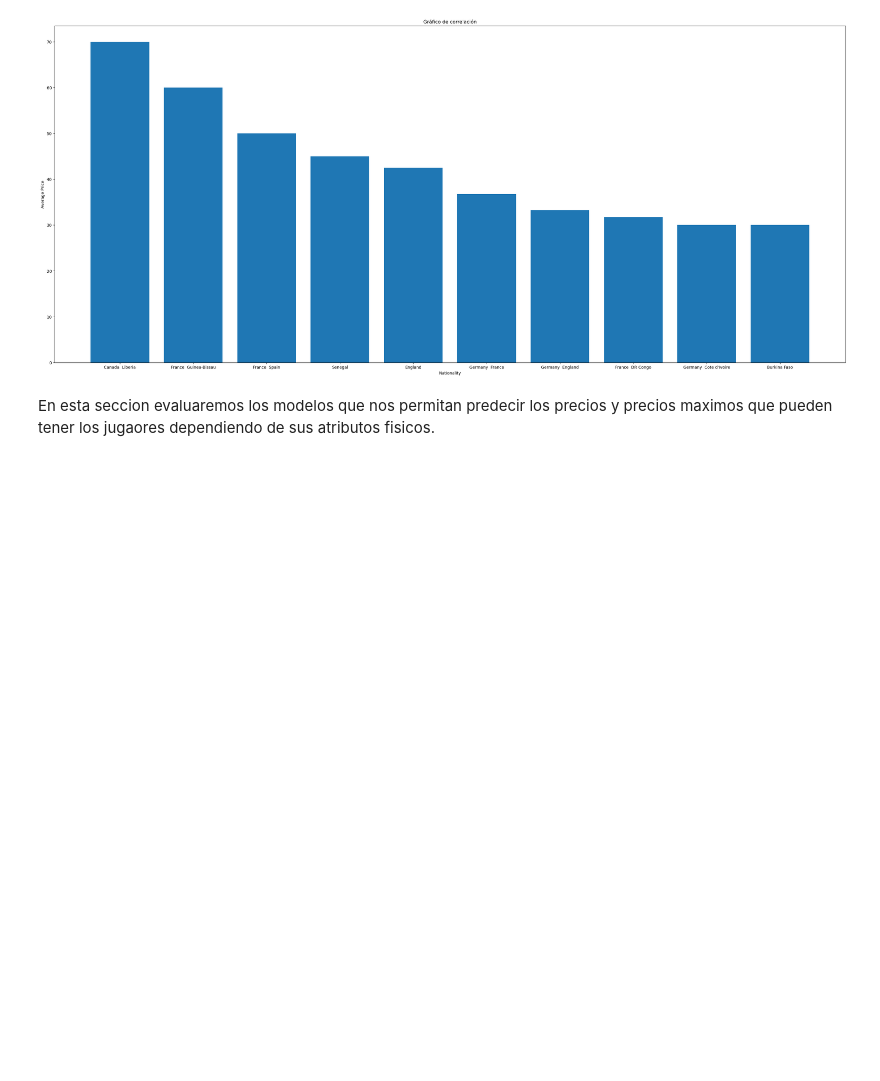
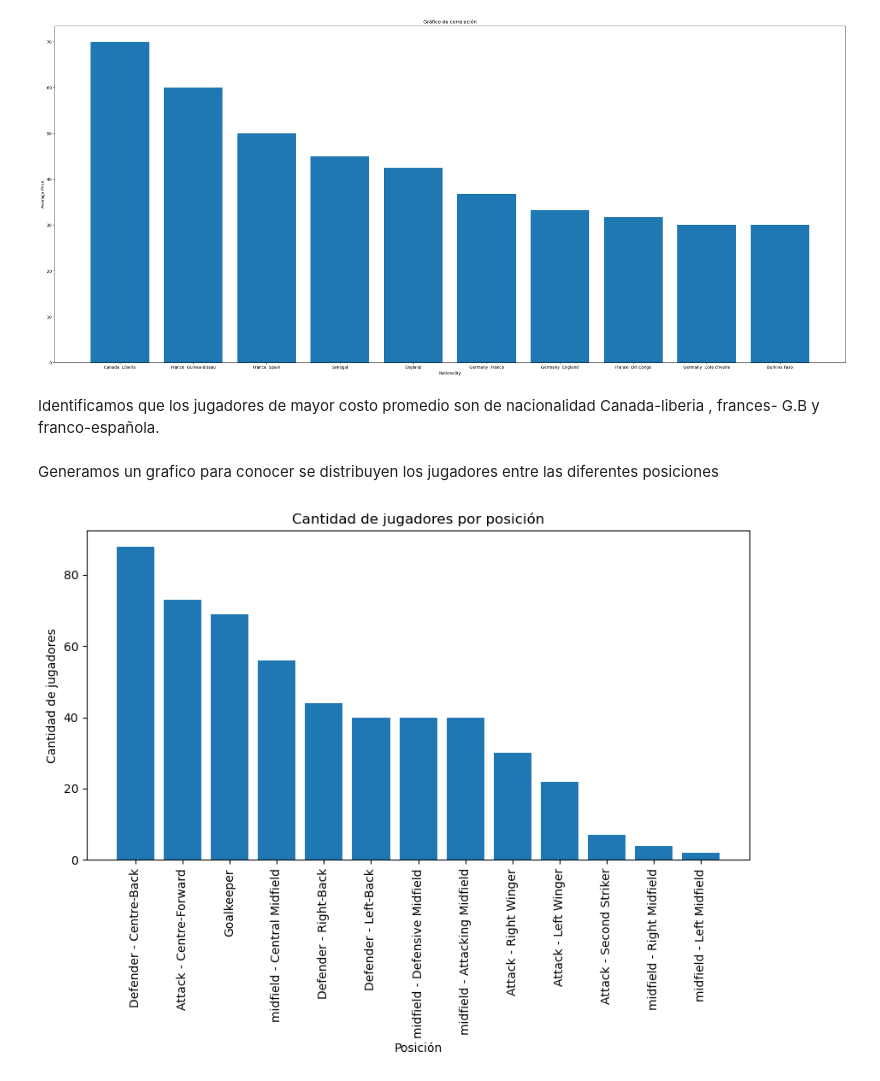
Before and after one commit to AlejoBovet/MachineLearningPublic, a Jupyter notebook: EdaFootballPlayers.ipynb, the cells around one changed output. Drawn from its saved outputs; the diff is of its cells as text; code cells hidden in the pictures; blank space fills up the shorter version.

Commit message:
Update EdaFootballPlayers
Se ordenan la fases del análisis y se completa procesos hasta inicio de la fase 4.

```diff
--- a/EdaFootballPlayers.ipynb
+++ b/EdaFootballPlayers.ipynb
@@ -429,5 +435,20 @@ plt.ylabel('Average Price')
 # %% [output]
 Text(0, 0.5, 'Average Price')
 [figure]
-# %% [markdown]
-En esta seccion evaluaremos los modelos que nos permitan predecir los precios y precios maximos que pueden tener los jugaores dependiendo de sus atributos fisicos.
+# %% [markdown]
+Identificamos que los jugadores de mayor costo promedio son de nacionalidad Canada-liberia , frances- G.B y franco-española.
+# %% [markdown]
+Generamos un grafico para conocer se distribuyen los jugadores entre las diferentes posiciones
+# %%
+# Contar la cantidad de jugadores por posición
+players_per_position = df['position'].value_counts()
+
+plt.figure(figsize=(10, 5))
+plt.bar(players_per_position.index, players_per_position.values)
+plt.title('Cantidad de jugadores por posición')
+plt.xlabel('Posición')
+plt.ylabel('Cantidad de jugadores')
+plt.xticks(rotation=90)  # Rotar las etiquetas del eje x para que sean legibles
+plt.show()
+# %% [output]
+[figure, added]
```
Also changed, not shown: parts of 20 cells of this notebook.
